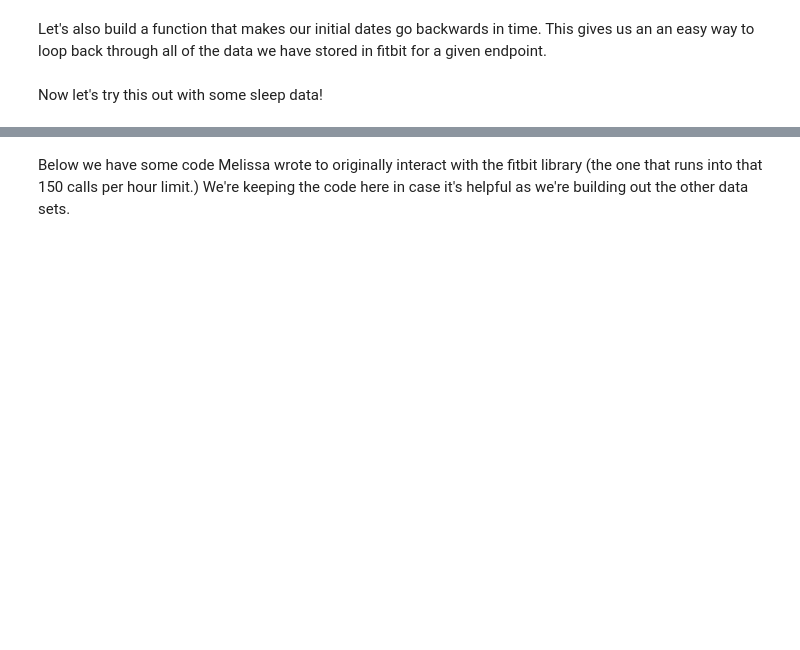
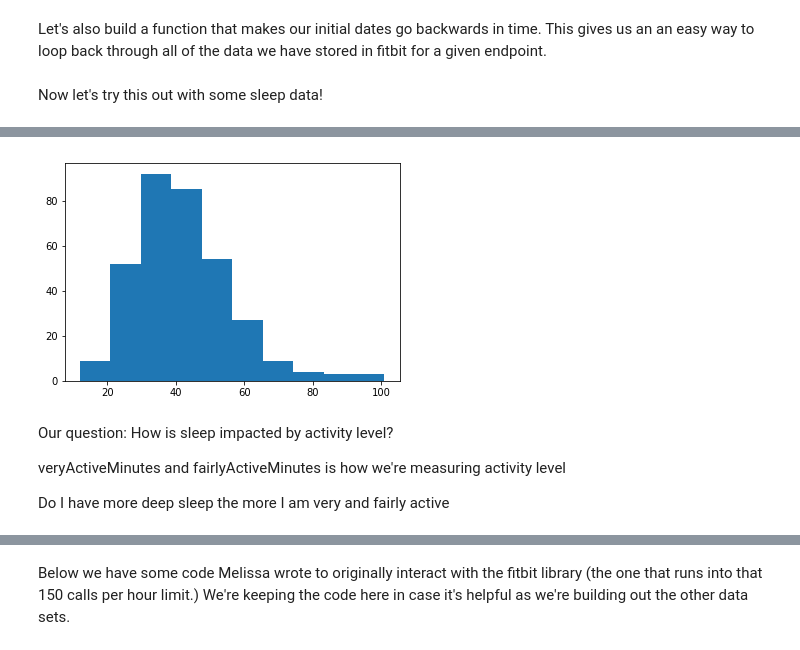
Before and after one commit to MelissaSmith12/fitbit-aggregator, a Jupyter notebook: fitbit messing around.ipynb, the cells around one changed output, grey strips where cells are left out. Cells and saved outputs as stored; diff of their text form; code cells hidden in the pictures; blank space fills up the shorter version.

```diff
--- a/fitbit messing around.ipynb
+++ b/fitbit messing around.ipynb
@@ -185,0 +296,11 @@ with open('sleep_time_events_detail.txt', 'w') as outfile:
+# %%
+plt.hist(sleep_df['wake_minutes'])
+plt.show()
+# %% [output]
+[figure, added]
+# %% [markdown]
+Our question: How is sleep impacted by activity level?
+
+veryActiveMinutes and fairlyActiveMinutes is how we're measuring activity level
+
+Do I have more deep sleep the more I am very and fairly active
```
Also changed, not shown: parts of 28 cells of this notebook.
